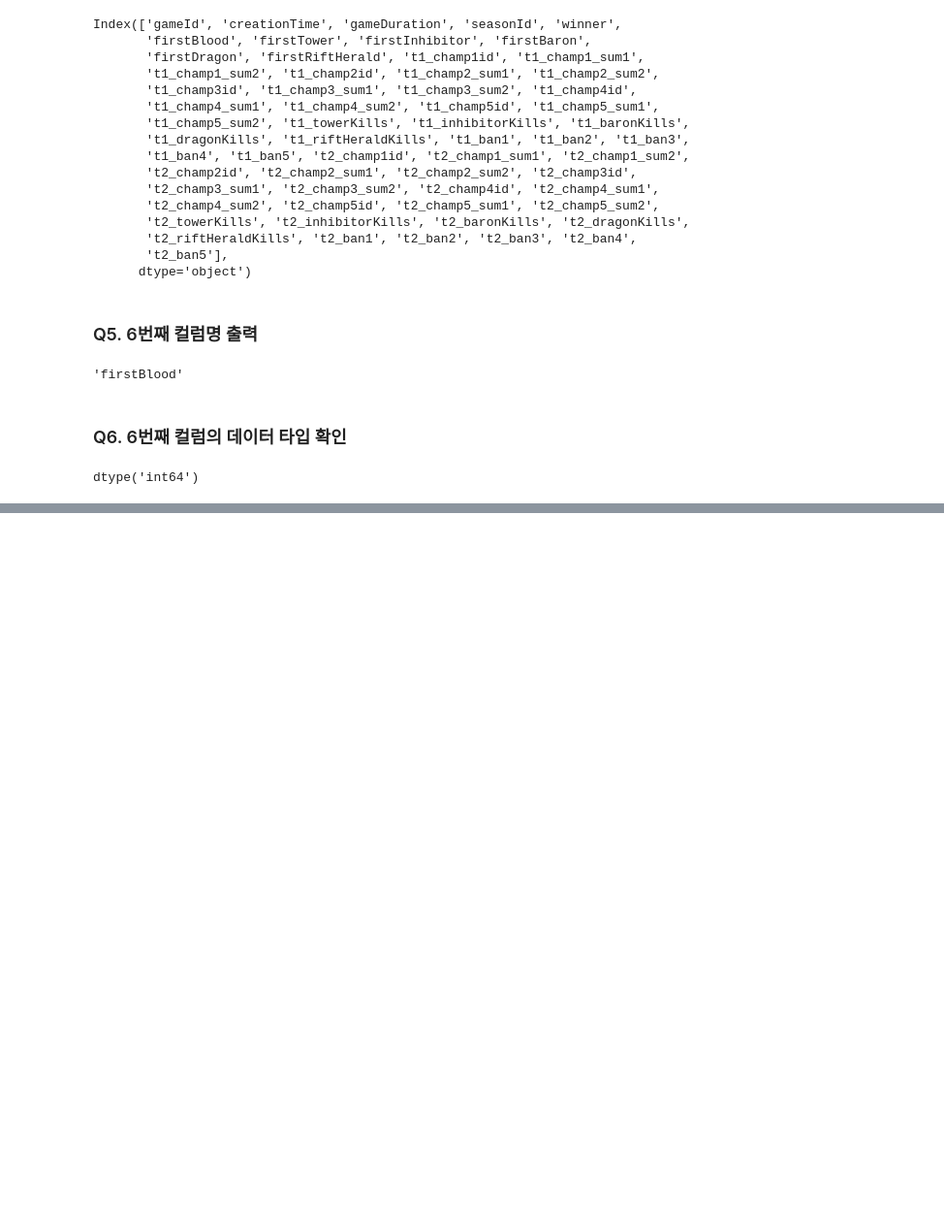
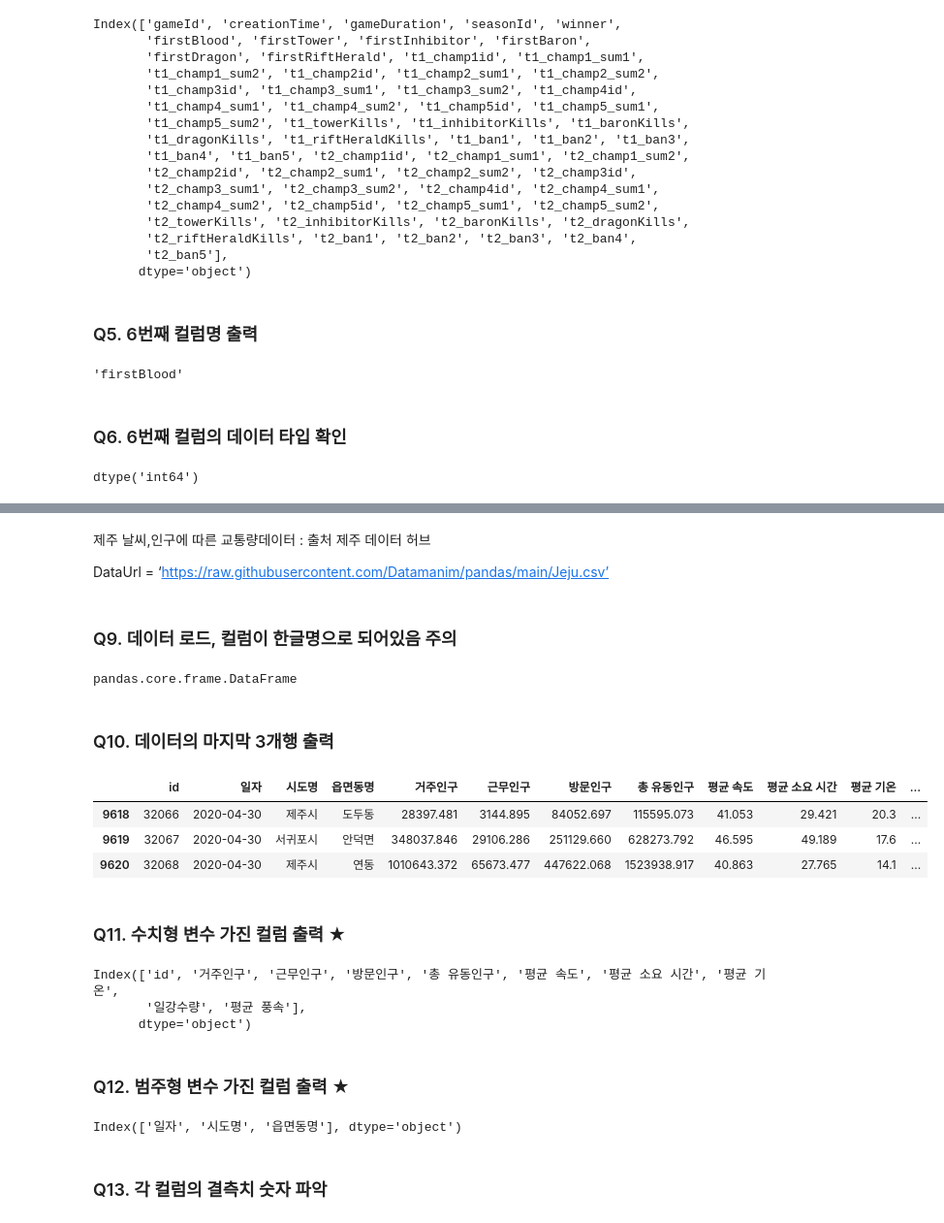
Before and after one commit to eseulLee/python, a Jupyter notebook: datamanim_pandas_exercise/01. Getting & Knowing Data.ipynb, the cells around one changed output, grey strips where cells are left out. Shown at 97% size. Drawn from its saved outputs; the diff is of its cells as text; code cells hidden in the pictures; blank space fills up the shorter version.

```diff
--- a/datamanim_pandas_exercise/01. Getting & Knowing Data.ipynb
+++ b/datamanim_pandas_exercise/01. Getting & Knowing Data.ipynb
@@ -118,0 +106,6 @@ pandas.core.frame.DataFrame
+# %% [markdown]
+제주 날씨,인구에 따른 교통량데이터 : 출처 제주 데이터 허브
+
+DataUrl = ‘https://raw.githubusercontent.com/Datamanim/pandas/main/Jeju.csv’
+# %% [markdown]
+### Q9. 데이터 로드, 컬럼이 한글명으로 되어있음 주의
@@ -118,0 +115,32 @@ pandas.core.frame.DataFrame
+# %%
+type(df1)
+# %% [output]
+pandas.core.frame.DataFrame
+# %% [markdown]
+### Q10. 데이터의 마지막 3개행 출력
+# %%
+Ans10 = df1.tail(3)
+Ans10
+# %% [output]
+|  | id | 일자 | 시도명 | 읍면동명 | 거주인구 | 근무인구 | 방문인구 | 총 유동인구 | 평균 속도 | 평균 소요 시간 | 평균 기온 | ... |
+| 9618 | 32066 | 2020-04-30 | 제주시 | 도두동 | 28397.481 | 3144.895 | 84052.697 | 115595.073 | 41.053 | 29.421 | 20.3 | ... |
+| 9619 | 32067 | 2020-04-30 | 서귀포시 | 안덕면 | 348037.846 | 29106.286 | 251129.660 | 628273.792 | 46.595 | 49.189 | 17.6 | ... |
+| 9620 | 32068 | 2020-04-30 | 제주시 | 연동 | 1010643.372 | 65673.477 | 447622.068 | 1523938.917 | 40.863 | 27.765 | 14.1 | ... |
+# %% [markdown]
+### Q11. 수치형 변수 가진 컬럼 출력 ★
+# %%
+Ans11 = df1.select_dtypes(exclude=object).columns
+Ans11
+# %% [output]
+Index(['id', '거주인구', '근무인구', '방문인구', '총 유동인구', '평균 속도', '평균 소요 시간', '평균 기온',
+       '일강수량', '평균 풍속'],
+      dtype='object')
+# %% [markdown]
+### Q12. 범주형 변수 가진 컬럼 출력 ★
+# %%
+Ans12 = df1.select_dtypes(include = object).columns
+Ans12
+# %% [output]
+Index(['일자', '시도명', '읍면동명'], dtype='object')
+# %% [markdown]
+### Q13. 각 컬럼의 결측치 숫자 파악
```
Also changed, not shown: parts of 26 cells of this notebook.
